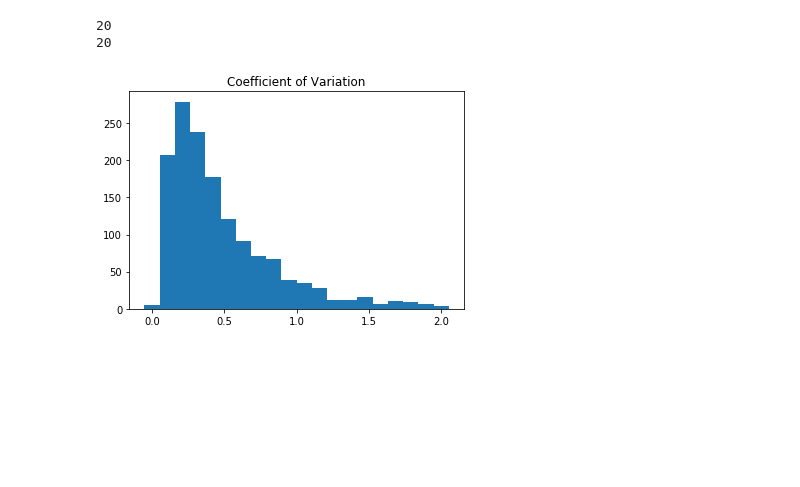
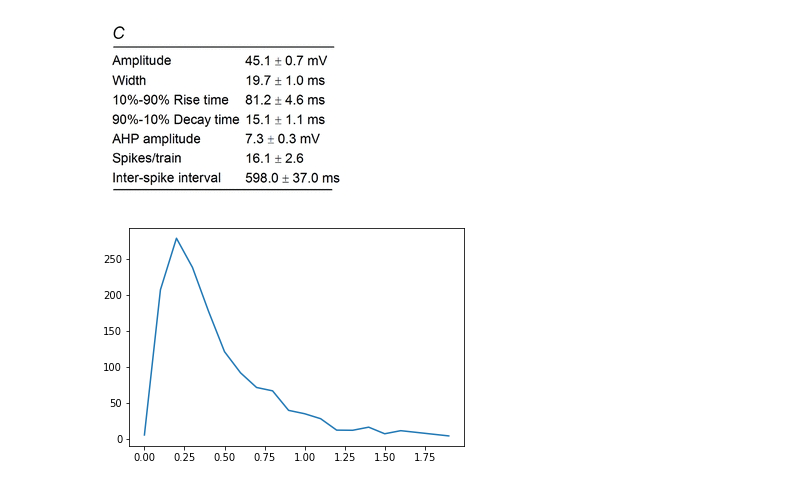
Before and after one commit to openworm/tests, a Jupyter notebook: test_data_CV_histogram.ipynb, the cells around one changed output. Drawn from its saved outputs; the diff is of its cells as text; code cells hidden in the pictures; blank space fills up the shorter version.

Commit message:
histogram approach with graphic justification

```diff
--- a/test_data_CV_histogram.ipynb
+++ b/test_data_CV_histogram.ipynb
@@ -1,28 +1,28 @@
+# %%
+from IPython.display import Image
+Image(filename='worm_muscle.png')
+# %% [output]
+[figure, added]
 # %%
 import pandas as pd
 import numpy as np
+from matplotlib.pyplot import bar
+from matplotlib import pyplot as plt
 df = pd.DataFrame()
 df = df.from_csv('digitized_histogram.csv')
 columns = df.columns[0]
 histogram_values = list(df.values)
 histogram_values = [ float(i) for i in histogram_values ]
 histogram_values.insert(0,float(df.columns[0]))
-print(len(histogram_values))
 cv_axis = np.linspace(0,2,len(histogram_values))
-print(len(cv_axis))
-
 df2 = pd.DataFrame(list(zip(cv_axis,histogram_values)))
-from matplotlib.pyplot import bar
-from matplotlib import pyplot as plt
-
 fig = plt.figure()
-
 width =  cv_axis[1] - cv_axis[0]
 ind = cv_axis
-plt.bar(cv_axis, histogram_values, width=width)
-plt.title('Coefficient of Variation')
+#sum_of_hist = np.sum(histogram_values)
+bins = np.arange(0,2.0,2.0/(len(histogram_values)))
+plt.plot(bins,histogram_values)#,bins=np.arange(0,10*len(histogram_values),2));
 plt.show()
+bin_widths = 2.0/len(histogram_values)
 # %% [output]
-20
-20
-[figure, old version]
+[figure, new version]
```
Also changed, not shown: parts of 7 cells of this notebook, 1 other file.
